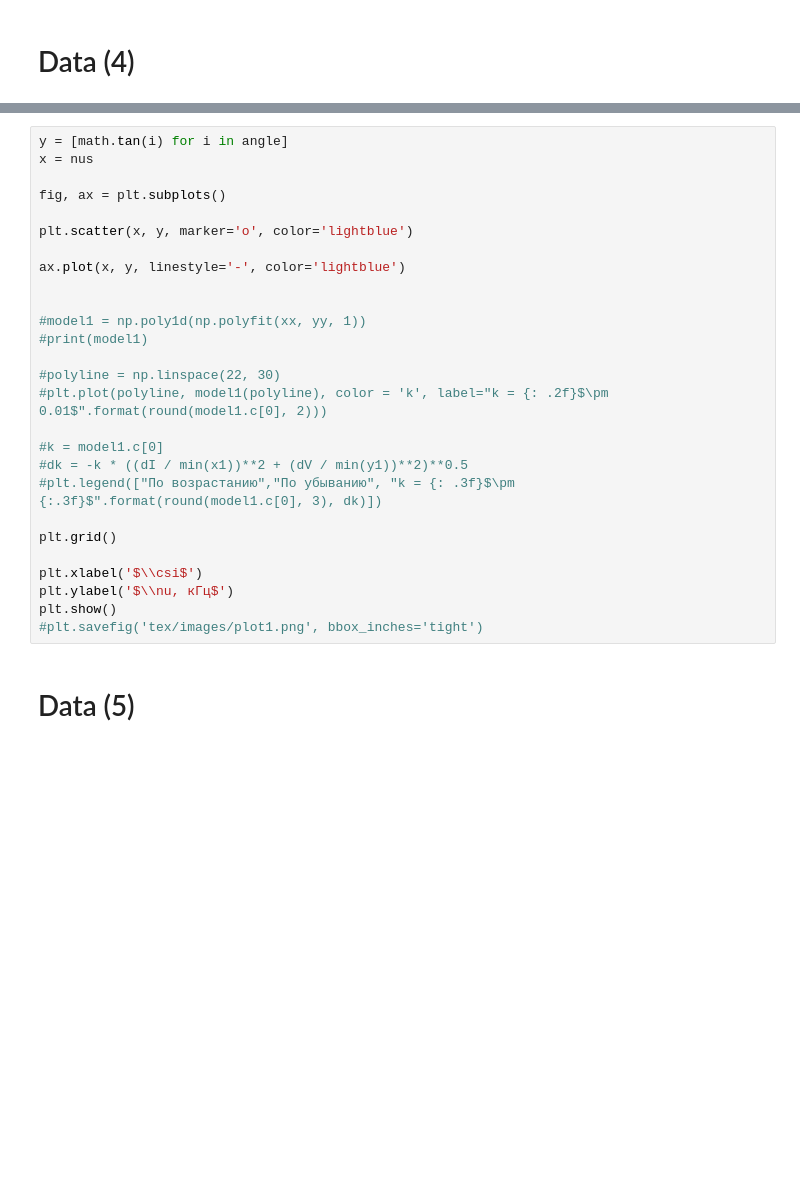
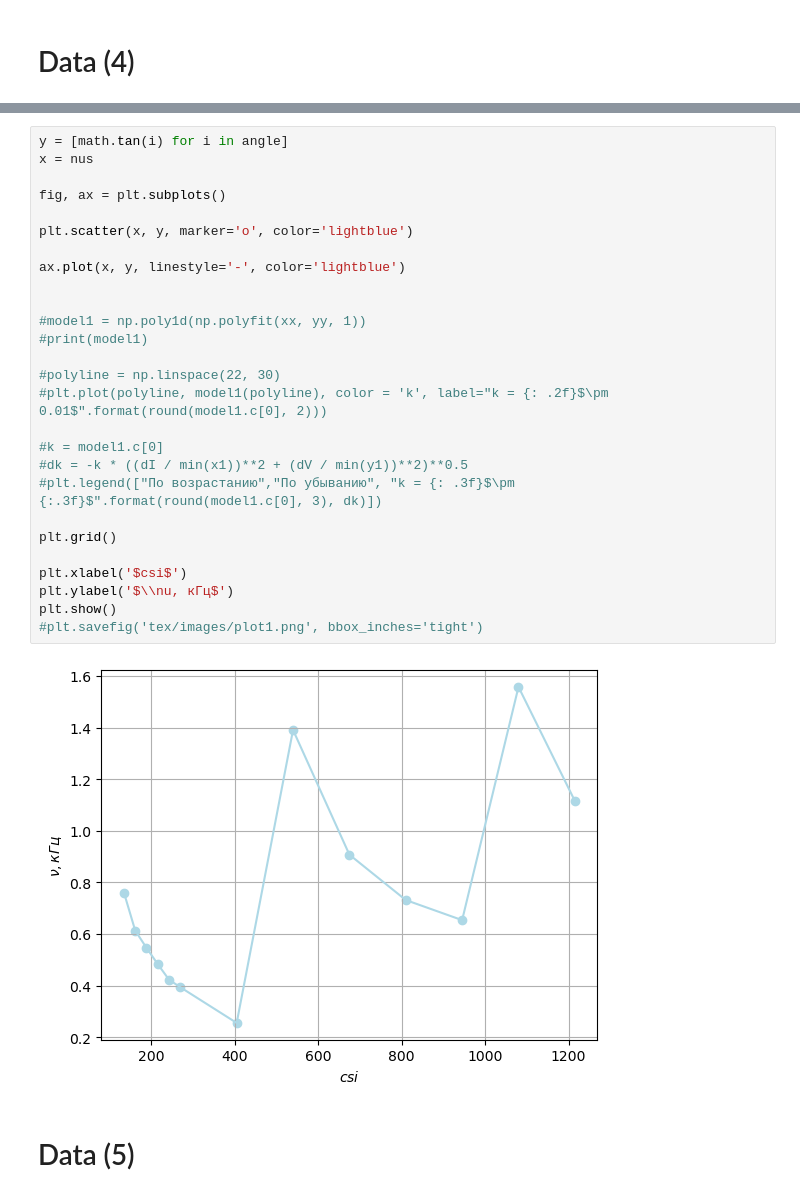
Before and after one commit to juliaProjorlivy/laba, a Jupyter notebook: 3_sem/laba_3.7.1/3.7.1.ipynb, the cells around one changed output, grey strips where cells are left out. Drawn from its saved outputs; the diff is of its cells as text; blank space fills up the shorter version.

```diff
--- a/3_sem/laba_3.7.1/3.7.1.ipynb
+++ b/3_sem/laba_3.7.1/3.7.1.ipynb
@@ -97,30 +140,32 @@ plt.show()
 # %%
 y = [math.tan(i) for i in angle]
 x = nus
 
 fig, ax = plt.subplots()
 
 plt.scatter(x, y, marker='o', color='lightblue')
 
 ax.plot(x, y, linestyle='-', color='lightblue')
 
 
 #model1 = np.poly1d(np.polyfit(xx, yy, 1))
 #print(model1)
 
 #polyline = np.linspace(22, 30)
 #plt.plot(polyline, model1(polyline), color = 'k', label="k = {: .2f}$\pm 0.01$".format(round(model1.c[0], 2)))
 
 #k = model1.c[0]
 #dk = -k * ((dI / min(x1))**2 + (dV / min(y1))**2)**0.5
 #plt.legend(["По возрастанию","По убыванию", "k = {: .3f}$\pm {:.3f}$".format(round(model1.c[0], 3), dk)])
 
 plt.grid()
 
-plt.xlabel('$\\csi$')
+plt.xlabel('$csi$')
 plt.ylabel('$\\nu, кГц$')
 plt.show()
 #plt.savefig('tex/images/plot1.png', bbox_inches='tight')
+# %% [output]
+[figure, added]
 # %% [markdown]
 # Data (5)
 # %%
```
Also changed, not shown: parts of 12 cells of this notebook.
